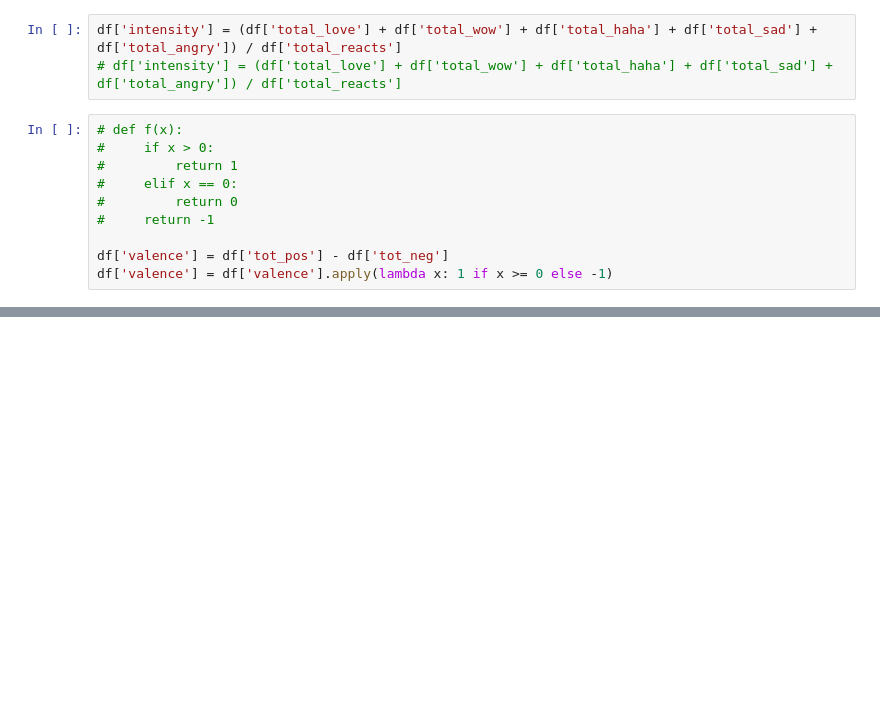
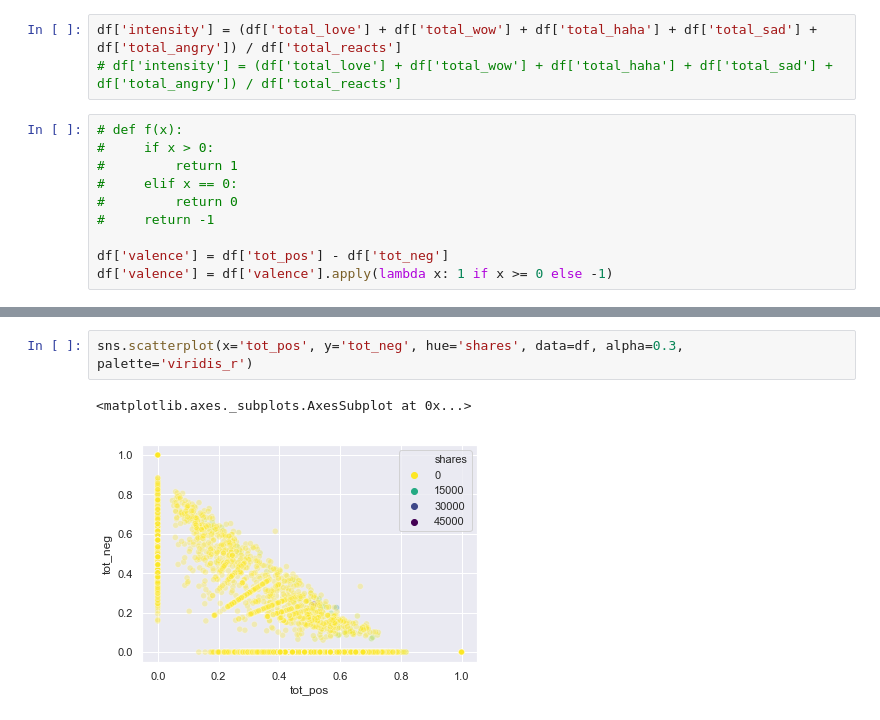
Before and after one commit to ccfreeman/facebook_reactions_dataset, a Jupyter notebook: metrics.ipynb, the cells around one changed output, grey strips where cells are left out. Drawn from its saved outputs; the diff is of its cells as text; blank space fills up the shorter version.

```diff
--- a/metrics.ipynb
+++ b/metrics.ipynb
@@ -211,3 +217,8 @@ sns.scatterplot(x='tot_pos', y='tot_neg', hue='intensity', data=df, alpha=0.8, p
+# %%
+sns.scatterplot(x='tot_pos', y='tot_neg', hue='shares', data=df, alpha=0.3, palette='viridis_r')
+# %% [output]
+<matplotlib.axes._subplots.AxesSubplot at 0x...>
+[figure, added]
 # %%
 sns.scatterplot(x='total_reacts', y='intensity', hue='valence', data=df, alpha=0.8)
 # %% [output]
```
Also changed, not shown: parts of 20 cells of this notebook.
